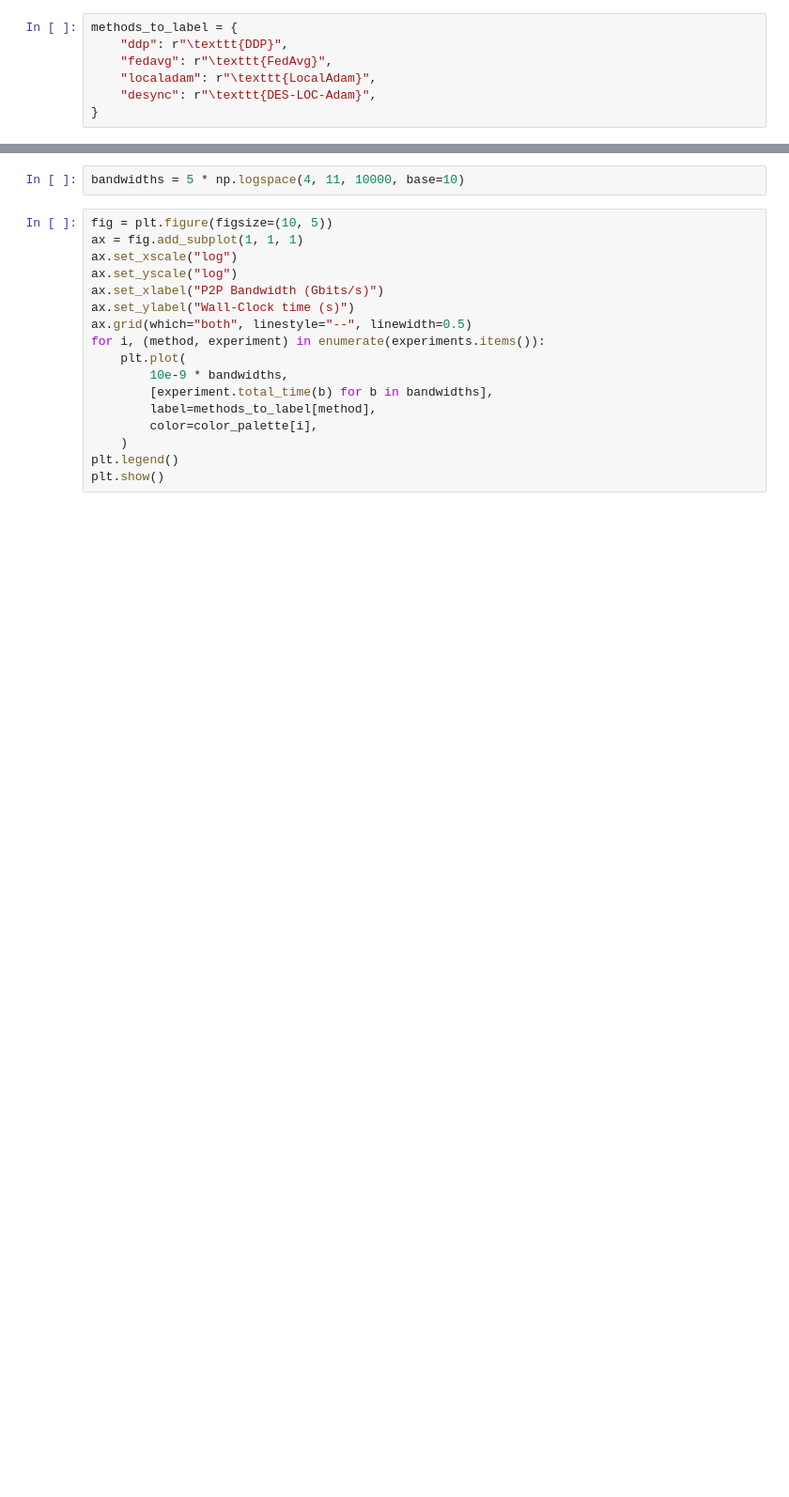
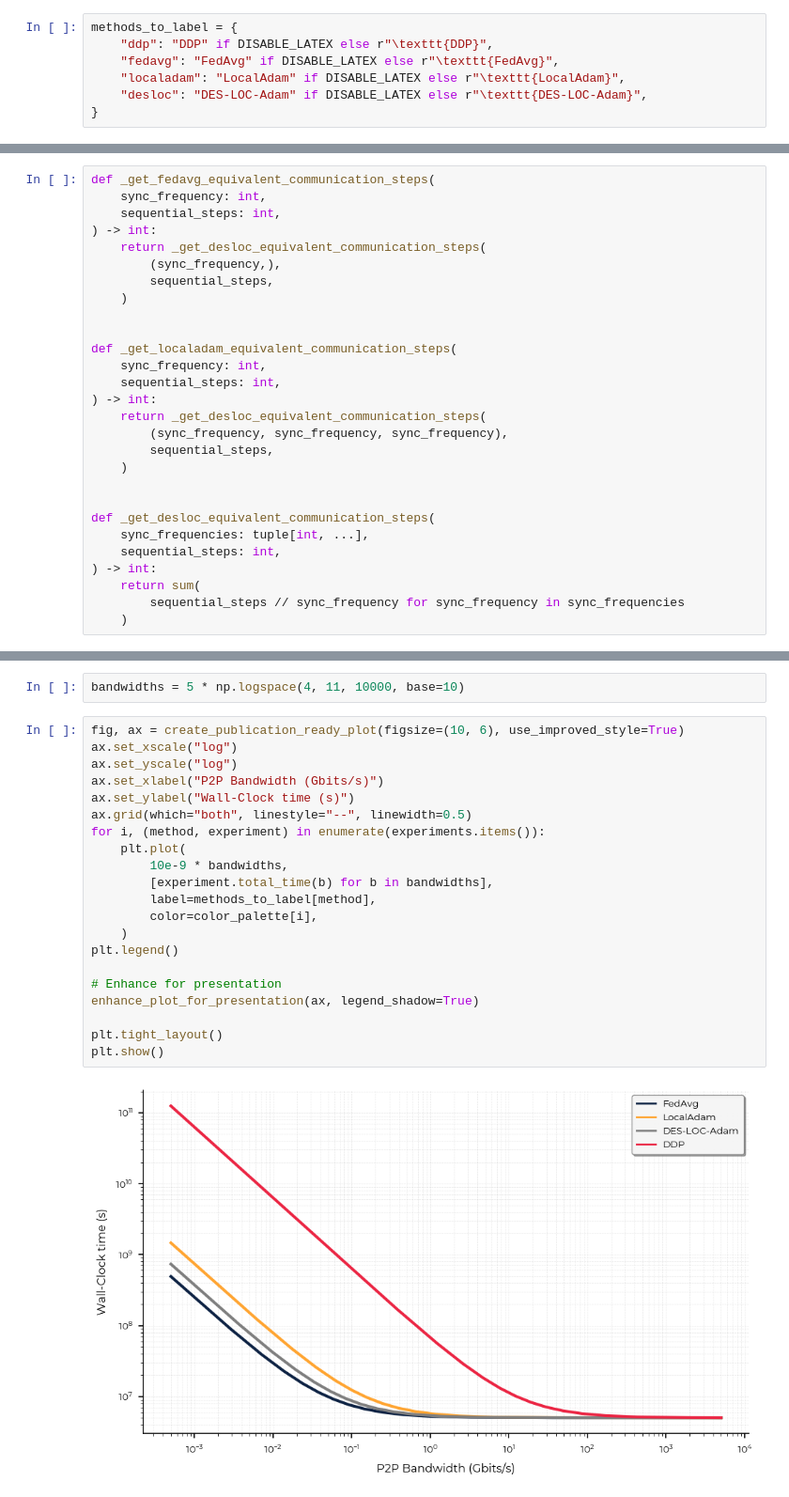
Before and after one commit to relogu/fedmoe_plots, a Jupyter notebook: fedmoe_plots/notebooks/wall_clock_time_model.ipynb, the cells around one changed output, grey strips where cells are left out. Shown at 94% size. Saved outputs shown, nothing was run; the diff lists cells and outputs as text; blank space fills up the shorter version.

```diff
--- a/fedmoe_plots/notebooks/wall_clock_time_model.ipynb
+++ b/fedmoe_plots/notebooks/wall_clock_time_model.ipynb
@@ -33,8 +39,8 @@ log.info("Font serif: %s...", mpl.rcParams["font.serif"][:3])  # Show first 3 fo
 # %%
 methods_to_label = {
-    "ddp": r"\texttt{DDP}",
-    "fedavg": r"\texttt{FedAvg}",
-    "localadam": r"\texttt{LocalAdam}",
-    "desync": r"\texttt{DES-LOC-Adam}",
+    "ddp": "DDP" if DISABLE_LATEX else r"\texttt{DDP}",
+    "fedavg": "FedAvg" if DISABLE_LATEX else r"\texttt{FedAvg}",
+    "localadam": "LocalAdam" if DISABLE_LATEX else r"\texttt{LocalAdam}",
+    "desloc": "DES-LOC-Adam" if DISABLE_LATEX else r"\texttt{DES-LOC-Adam}",
 }
 # %%
@@ -51 +92,29 @@ experiment = ExperimentWallTime(
+# %%
+def _get_fedavg_equivalent_communication_steps(
+    sync_frequency: int,
+    sequential_steps: int,
+) -> int:
+    return _get_desloc_equivalent_communication_steps(
+        (sync_frequency,),
+        sequential_steps,
+    )
+
+
+def _get_localadam_equivalent_communication_steps(
+    sync_frequency: int,
+    sequential_steps: int,
+) -> int:
+    return _get_desloc_equivalent_communication_steps(
+        (sync_frequency, sync_frequency, sync_frequency),
+        sequential_steps,
+    )
+
+
+def _get_desloc_equivalent_communication_steps(
+    sync_frequencies: tuple[int, ...],
+    sequential_steps: int,
+) -> int:
+    return sum(
+        sequential_steps // sync_frequency for sync_frequency in sync_frequencies
+    )
 # %%
@@ -125,20 +145,26 @@ experiments: dict[str, ExperimentWallTime] = {
 # %%
 bandwidths = 5 * np.logspace(4, 11, 10000, base=10)
 # %%
-fig = plt.figure(figsize=(10, 5))
-ax = fig.add_subplot(1, 1, 1)
+fig, ax = create_publication_ready_plot(figsize=(10, 6), use_improved_style=True)
 ax.set_xscale("log")
 ax.set_yscale("log")
 ax.set_xlabel("P2P Bandwidth (Gbits/s)")
 ax.set_ylabel("Wall-Clock time (s)")
 ax.grid(which="both", linestyle="--", linewidth=0.5)
 for i, (method, experiment) in enumerate(experiments.items()):
     plt.plot(
         10e-9 * bandwidths,
         [experiment.total_time(b) for b in bandwidths],
         label=methods_to_label[method],
         color=color_palette[i],
     )
 plt.legend()
+
+# Enhance for presentation
+enhance_plot_for_presentation(ax, legend_shadow=True)
+
+plt.tight_layout()
 plt.show()
+# %% [output]
+[figure, added]
 # %%
```
Also changed, not shown: parts of 8 cells of this notebook, 7 other files.
